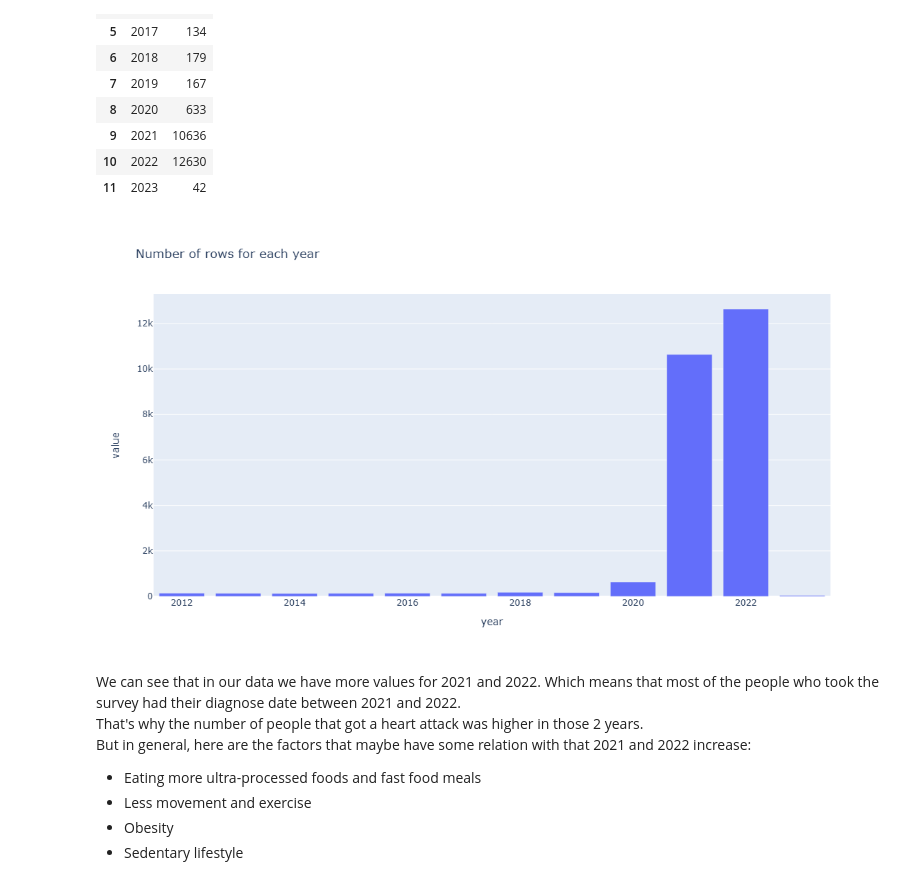
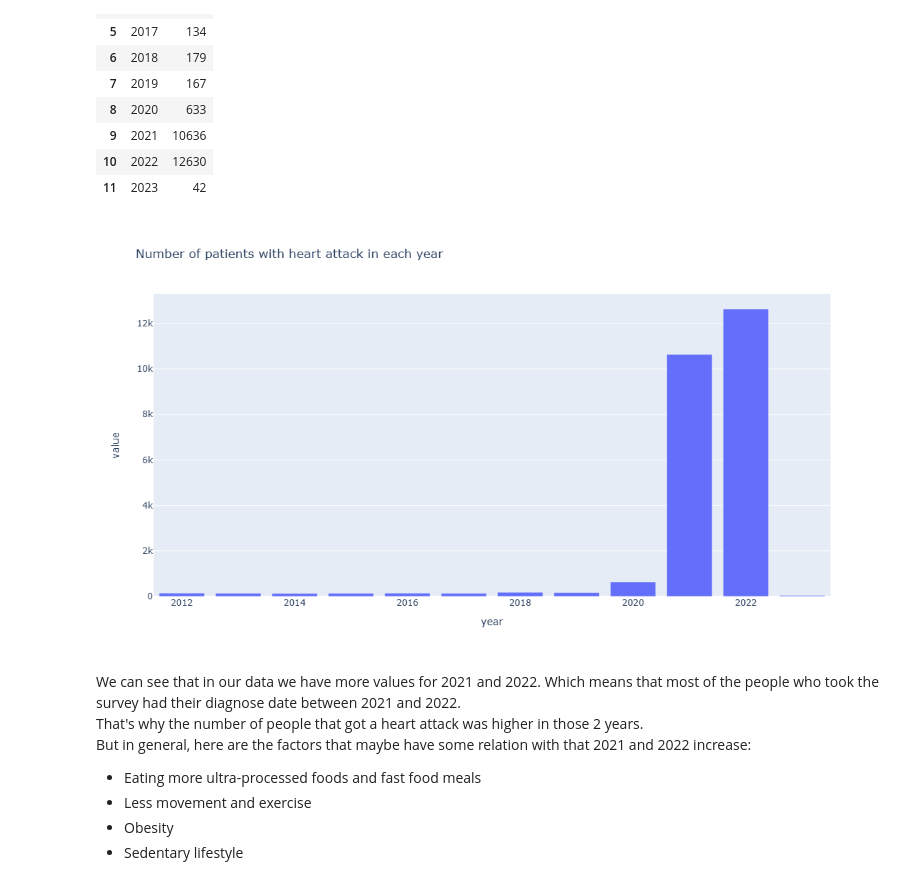
Before and after one commit to mostafa-fallaha/kardia, a Jupyter notebook: DataScience/exploratory_data_analysis.ipynb, the cells around one changed output. Drawn from its saved outputs; the diff is of its cells as text; code cells hidden in the pictures.

```diff
--- a/DataScience/exploratory_data_analysis.ipynb
+++ b/DataScience/exploratory_data_analysis.ipynb
@@ -137,11 +137,11 @@ df_Y_sample
 | 10 | 2022 | 12630 |
 | 11 | 2023 | 42 |
 # %%
-fig = px.bar(df_Y_sample, y='value', x='year', title='Number of rows for each year')
+fig = px.bar(df_Y_sample, y='value', x='year', title='Number of patients with heart attack in each year')
 fig.update_layout(width=1100, height=600)
 fig.show()
 # %% [output]
-[figure, old version]
+[figure, new version]
 # %% [markdown]
 We can see that in our data we have more values for 2021 and 2022. Which means that most of the people who took the survey had their diagnose date between 2021 and 2022.<br>
 That's why the number of people that got a heart attack was higher in those 2 years.<br>
```
Also changed, not shown: 1 other file.
